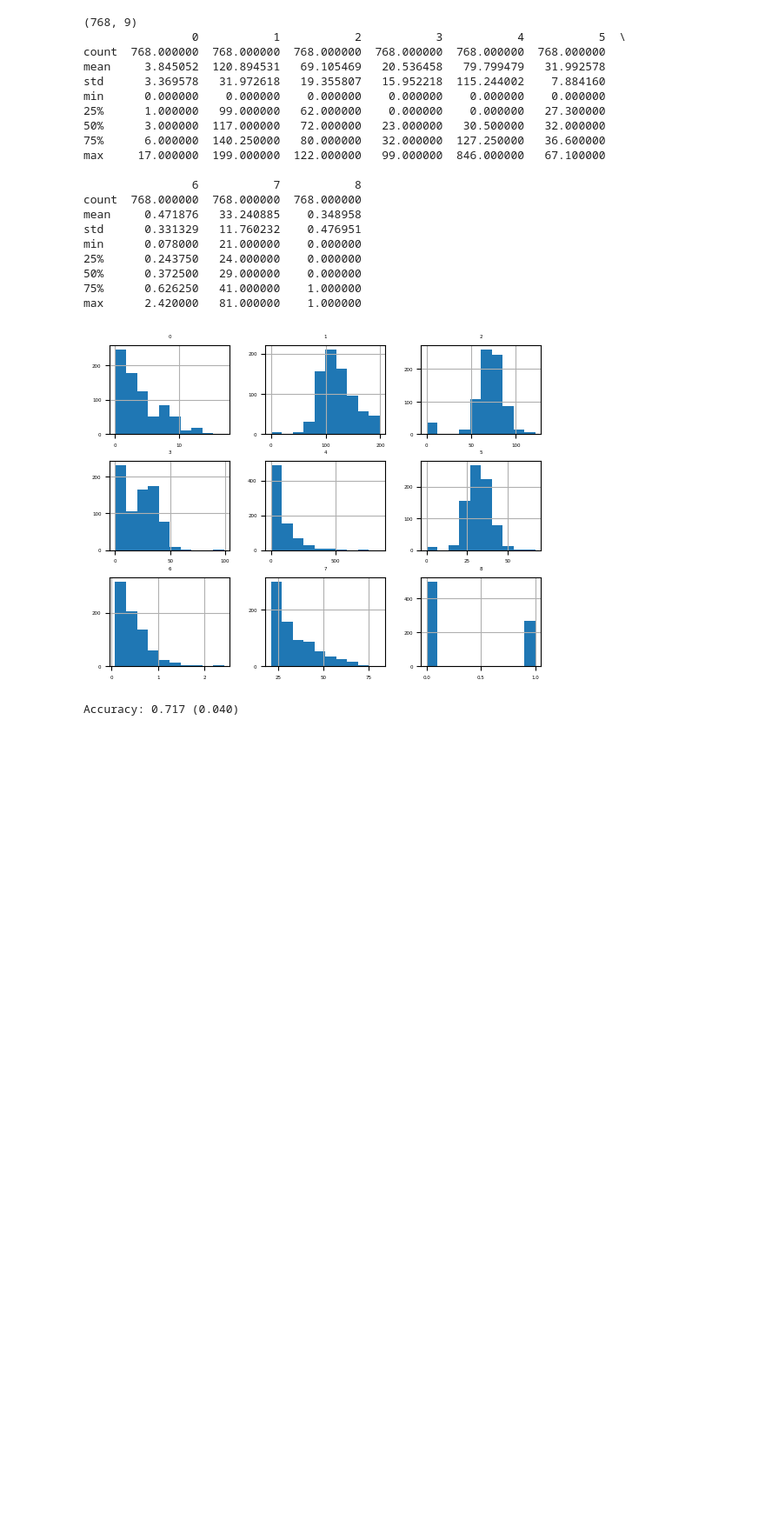
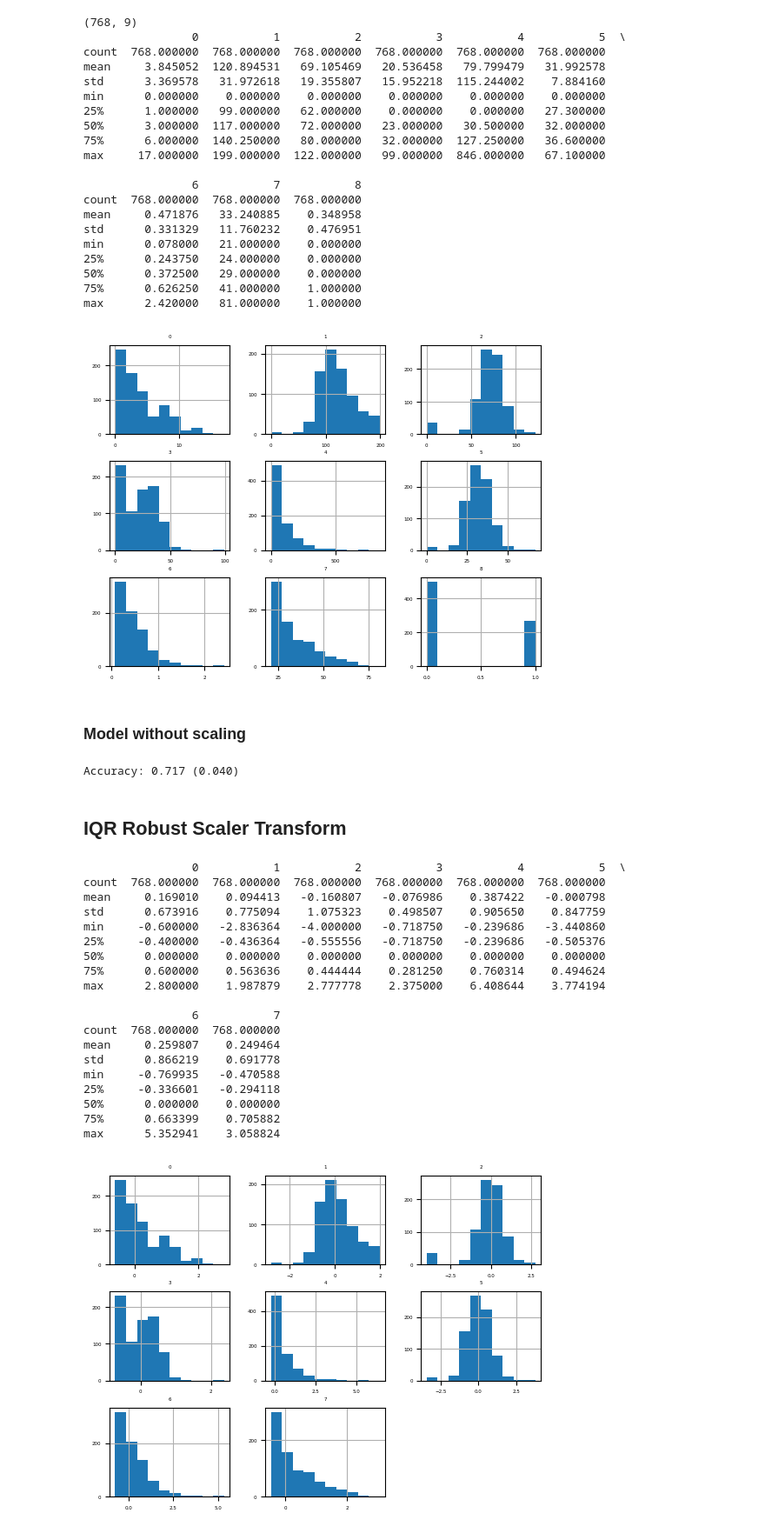
Before and after one commit to MaukanMir/Data-Preperation-For-ML, a Jupyter notebook: data_transforms.ipynb, the cells around one changed output. Shown at 87% size. Cells and saved outputs as stored; diff of their text form; code cells hidden in the pictures; blank space fills up the shorter version.

Commit message:
Added robust modeling methods

```diff
--- a/data_transforms.ipynb
+++ b/data_transforms.ipynb
@@ -206,6 +208,8 @@ min      0.078000   21.000000    0.000000
 75%      0.626250   41.000000    1.000000
 max      2.420000   81.000000    1.000000
 [figure]
+# %% [markdown]
+### Model without scaling
 # %%
 
 # evaluate knn on the raw diabetes dataset
@@ -232,3 +236,47 @@ n_scores = cross_val_score(model, X, y, scoring='accuracy', cv=cv, n_jobs=-1) #
 print('Accuracy: %.3f (%.3f)' % (mean(n_scores), std(n_scores)))
 # %% [output]
 Accuracy: 0.717 (0.040)
+# %% [markdown]
+## IQR Robust Scaler Transform
+# %%
+# visualize a robust scaler transform of the diabetes dataset
+from pandas import read_csv
+from pandas import DataFrame
+from sklearn.preprocessing import RobustScaler
+from matplotlib import pyplot
+# load dataset
+dataset = read_csv('data/diabetes.csv', header=None) # retrieve just the numeric input values
+data = dataset.values[:, :-1]
+# perform a robust scaler transform of the dataset
+trans = RobustScaler()
+data = trans.fit_transform(data)
+# convert the array back to a dataframe
+dataset = DataFrame(data)
+# summarize
+print(dataset.describe())
+# histograms of the variables
+fig = dataset.hist(xlabelsize=4, ylabelsize=4)
+[x.title.set_size(4) for x in fig.ravel()]
+# show the plot
+pyplot.show()
+# %% [output]
+                0           1           2           3           4           5  \
+count  768.000000  768.000000  768.000000  768.000000  768.000000  768.000000
+mean     0.169010    0.094413   -0.160807   -0.076986    0.387422   -0.000798
+std      0.673916    0.775094    1.075323    0.498507    0.905650    0.847759
+min     -0.600000   -2.836364   -4.000000   -0.718750   -0.239686   -3.440860
+25%     -0.400000   -0.436364   -0.555556   -0.718750   -0.239686   -0.505376
+50%      0.000000    0.000000    0.000000    0.000000    0.000000    0.000000
+75%      0.600000    0.563636    0.444444    0.281250    0.760314    0.494624
+max      2.800000    1.987879    2.777778    2.375000    6.408644    3.774194
+
+                6           7
+count  768.000000  768.000000
+mean     0.259807    0.249464
+std      0.866219    0.691778
+min     -0.769935   -0.470588
+25%     -0.336601   -0.294118
+50%      0.000000    0.000000
+75%      0.663399    0.705882
+max      5.352941    3.058824
+[figure, added]
```
Also changed, not shown: parts of 5 cells of this notebook.
